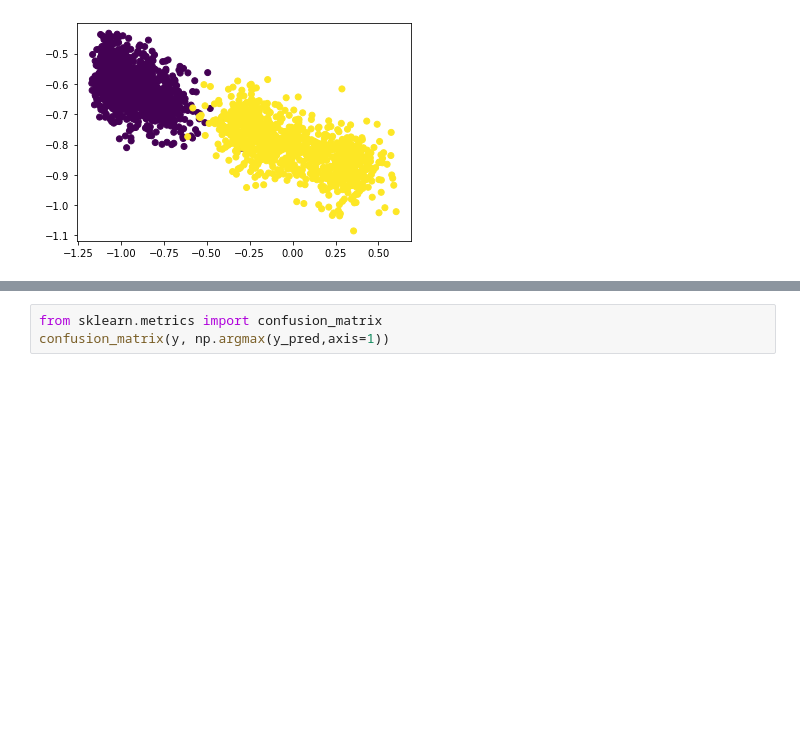
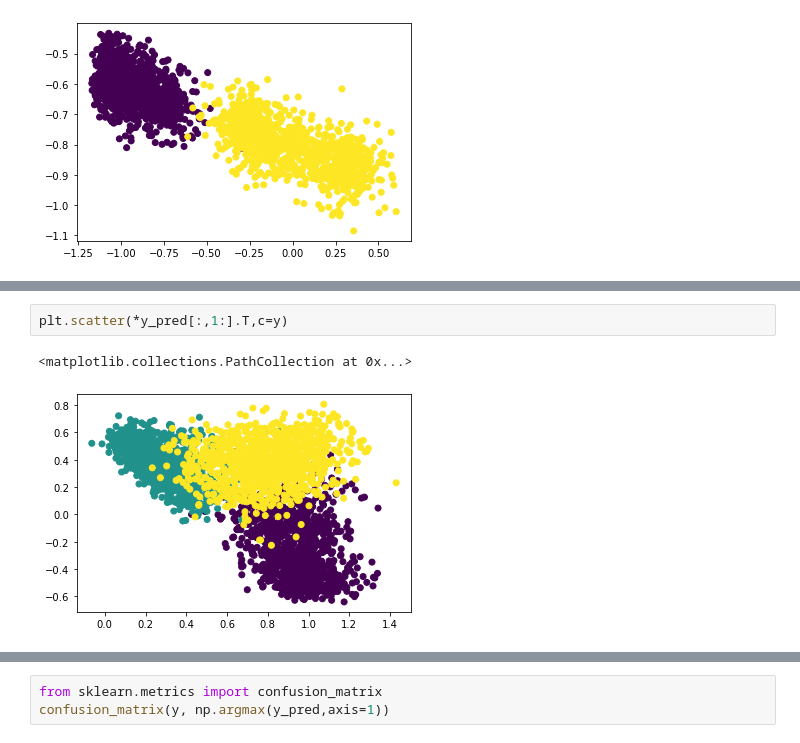
Before and after one commit to vafaei-ar/ahunt, a Jupyter notebook: example.ipynb, the cells around one changed output, grey strips where cells are left out. Cells and saved outputs as stored; diff of their text form; blank space fills up the shorter version.

```diff
--- a/example.ipynb
+++ b/example.ipynb
@@ -682,0 +943,5 @@ plt.scatter(*y_pred.T,c=y)
+# %%
+plt.scatter(*y_pred[:,1:].T,c=y)
+# %% [output]
+<matplotlib.collections.PathCollection at 0x...>
+[figure, added]
```
Also changed, not shown: parts of 15 cells of this notebook, 5 other files.
